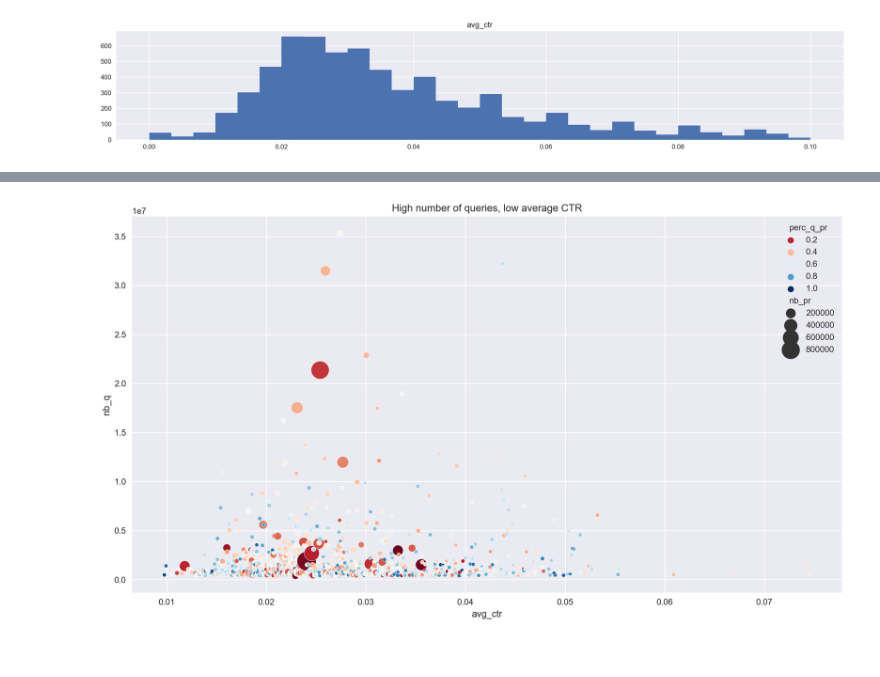
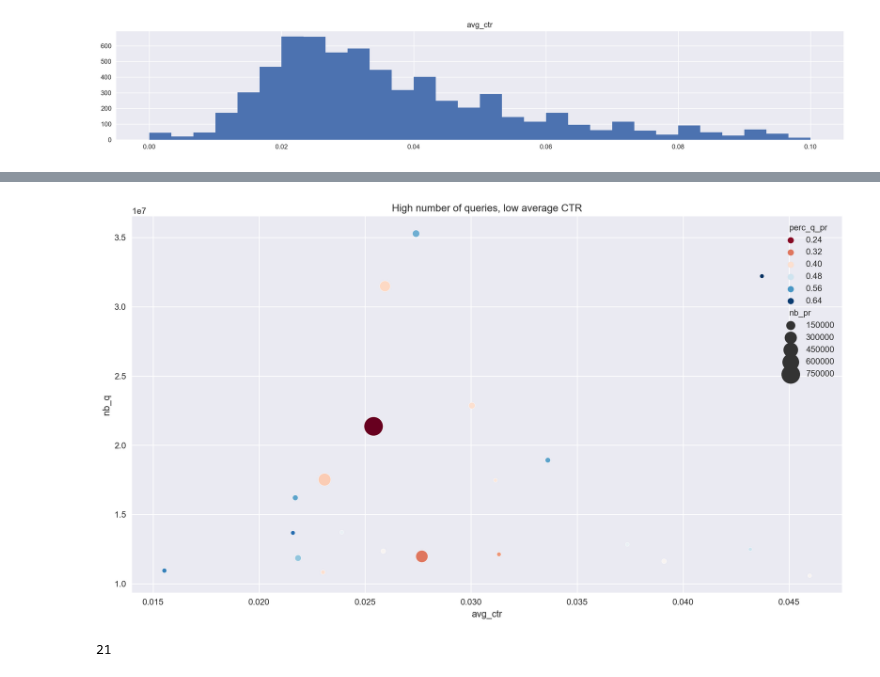
Before and after one commit to erezanovich/kg-data-analysis, a Jupyter notebook: user_activity_month.ipynb, the cells around one changed output, grey strips where cells are left out. Drawn from its saved outputs; the diff is of its cells as text; code cells hidden in the pictures.

```diff
--- a/user_activity_month.ipynb
+++ b/user_activity_month.ipynb
@@ -510,9 +488,14 @@ plt.show()
 # %%
 plt.figure(figsize=(15,8))
-sns.scatterplot(data=df_concept_metrics[(df_concept_metrics['nb_q']>400000)&(df_concept_metrics['avg_ctr']<0.2)], x='avg_ctr', y="nb_q", \
+sns.scatterplot(data=df_concept_metrics[(df_concept_metrics['nb_q']>10000000)&(df_concept_metrics['avg_ctr']<0.1)], x='avg_ctr', y="nb_q", \
      size = "nb_pr", hue="perc_q_pr", edgecolors="black", palette="RdBu",\
      alpha=1, sizes=(20, 500))
 plt.title('High number of queries, low average CTR')
 plt.show()
 # %% [output]
-[figure, old version]
+[figure, new version]
+# %%
+df_ch = df_concept_metrics[(df_concept_metrics['nb_q']>10000000)&(df_concept_metrics['avg_ctr']<0.1)]
+df_ch['concept_code'].nunique()
+# %% [output]
+21
```
Also changed, not shown: parts of 10 cells of this notebook.
